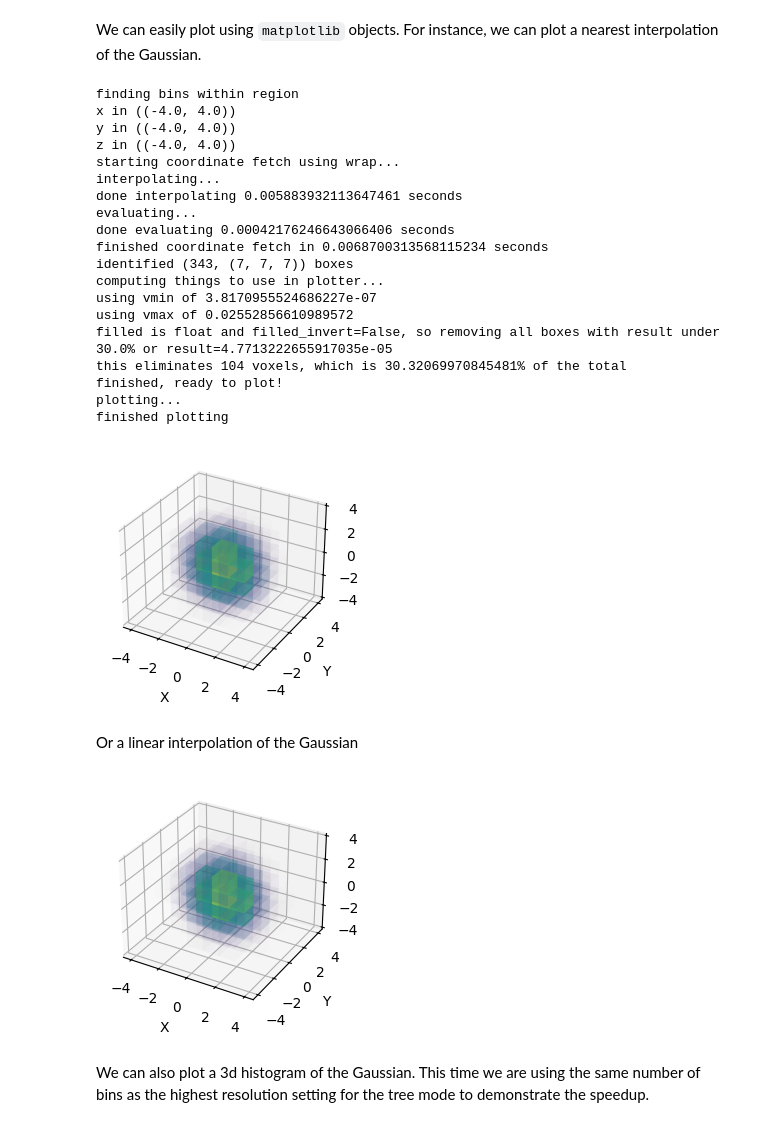
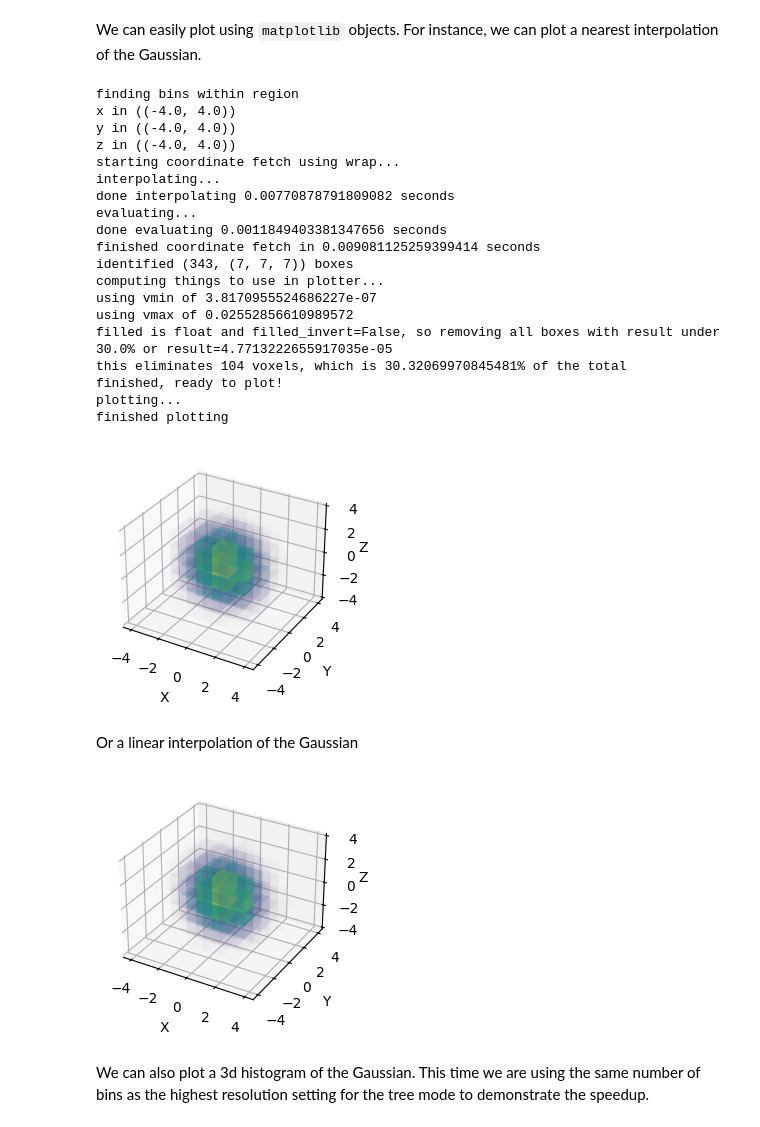
Before and after one commit to benmckcohen/cplt3d, a Jupyter notebook: Examples/Gaussian/Gaussian.ipynb, the cells around one changed output. Cells and saved outputs as stored; diff of their text form; code cells hidden in the pictures.

```diff
--- a/Examples/Gaussian/Gaussian.ipynb
+++ b/Examples/Gaussian/Gaussian.ipynb
@@ -55,38 +55,39 @@ We can easily plot using `matplotlib` objects. For instance, we can plot a neare
 # %%
 fig = plt.figure(figsize = (3,3))
 ax = fig.add_subplot(projection = '3d')
 
 cmap = colormaps.get_cmap('viridis')
 use_cmap = cmap(np.arange(cmap.N))
 use_cmap[:,-1] = np.linspace(0,1,cmap.N)**1.7
 use_cmap = colors.ListedColormap(use_cmap)
 
 uniform_nearest_interpolator(ax,pts,GAUSSIAN,bins = N_bins,filled = 0.3,cmap = use_cmap,verbose = True)
 ax.set_xlabel("X")
 ax.set_ylabel("Y")
 ax.set_zlabel("Z")
-fig.savefig('Images/1_Nearest-Uniform_Gaussian.png',dpi = 150)
+ax.zaxis.labelpad=-3.5
+fig.savefig('Images/1_Nearest-Uniform_Gaussian.png',dpi = 300)
 # %% [output]
 finding bins within region
 x in ((-4.0, 4.0))
 y in ((-4.0, 4.0))
 z in ((-4.0, 4.0))
 starting coordinate fetch using wrap...
 interpolating...
-done interpolating 0.005883932113647461 seconds
+done interpolating 0.00770878791809082 seconds
 evaluating...
-done evaluating 0.00042176246643066406 seconds
-finished coordinate fetch in 0.0068700313568115234 seconds
+done evaluating 0.0011849403381347656 seconds
+finished coordinate fetch in 0.009081125259399414 seconds
 identified (343, (7, 7, 7)) boxes
 computing things to use in plotter...
 using vmin of 3.8170955524686227e-07
 using vmax of 0.02552856610989572
 filled is float and filled_invert=False, so removing all boxes with result under 30.0% or result=4.7713222655917035e-05
 this eliminates 104 voxels, which is 30.32069970845481% of the total
 finished, ready to plot!
 plotting...
 finished plotting
-[figure, old version]
+[figure, new version]
 # %% [markdown]
 Or a linear interpolation of the Gaussian
 # %%
@@ -97,9 +98,10 @@ uniform_linear_interpolator(ax,pts,GAUSSIAN,bins = N_bins,filled = 0.3,cmap = us
 ax.set_xlabel("X")
 ax.set_ylabel("Y")
 ax.set_zlabel("Z")
-fig.savefig('Images/2_Linear-Uniform_Gaussian.png',dpi = 150)
+ax.zaxis.labelpad=-3.5
+fig.savefig('Images/2_Linear-Uniform_Gaussian.png',dpi = 300)
 # %% [output]
-[figure, old version]
+[figure, new version]
 # %% [markdown]
 We can also plot a 3d histogram of the Gaussian. This time we are using the same number of bins as the highest resolution setting for the tree mode to demonstrate the speedup.
 # %%
```
Also changed, not shown: parts of 5 cells of this notebook, 8 other files.
